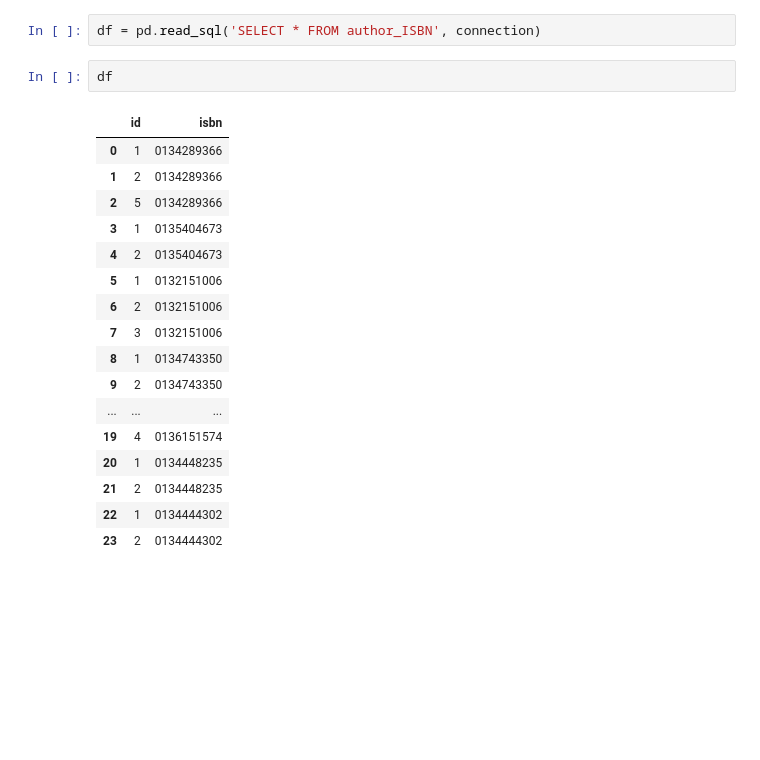
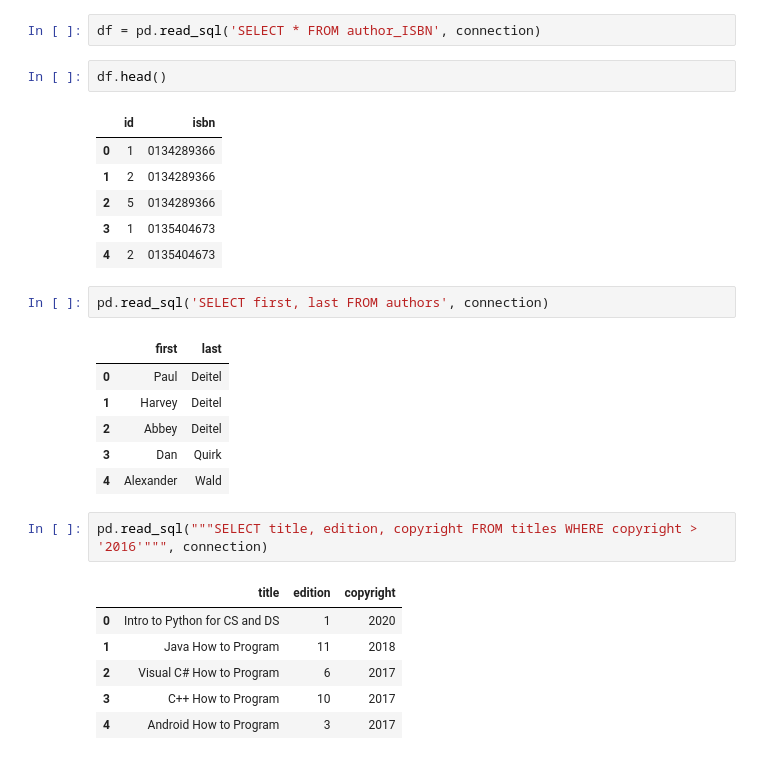
Before and after one commit to slight33/ch17, a Jupyter notebook: ch17Assingment.ipynb, the cells around one changed output. Cells and saved outputs as stored; diff of their text form; blank space fills up the shorter version.

```diff
--- a/ch17Assingment.ipynb
+++ b/ch17Assingment.ipynb
@@ -33,22 +33,29 @@ pd.read_sql('SELECT * FROM titles', connection)
 # %%
 df = pd.read_sql('SELECT * FROM author_ISBN', connection)
 # %%
-df
+df.head()
 # %% [output]
 |  | id | isbn |
 | 0 | 1 | 0134289366 |
 | 1 | 2 | 0134289366 |
 | 2 | 5 | 0134289366 |
 | 3 | 1 | 0135404673 |
 | 4 | 2 | 0135404673 |
-| 5 | 1 | 0132151006 |
-| 6 | 2 | 0132151006 |
-| 7 | 3 | 0132151006 |
-| 8 | 1 | 0134743350 |
-| 9 | 2 | 0134743350 |
-| ... | ... | ... |
-| 19 | 4 | 0136151574 |
-| 20 | 1 | 0134448235 |
-| 21 | 2 | 0134448235 |
-| 22 | 1 | 0134444302 |
-| 23 | 2 | 0134444302 |
+# %%
+pd.read_sql('SELECT first, last FROM authors', connection)
+# %% [output]
+|  | first | last |
+| 0 | Paul | Deitel |
+| 1 | Harvey | Deitel |
+| 2 | Abbey | Deitel |
+| 3 | Dan | Quirk |
+| 4 | Alexander | Wald |
+# %%
+pd.read_sql("""SELECT title, edition, copyright FROM titles WHERE copyright > '2016'""", connection)
+# %% [output]
+|  | title | edition | copyright |
+| 0 | Intro to Python for CS and DS | 1 | 2020 |
+| 1 | Java How to Program | 11 | 2018 |
+| 2 | Visual C# How to Program | 6 | 2017 |
+| 3 | C++ How to Program | 10 | 2017 |
+| 4 | Android How to Program | 3 | 2017 |
```
Also changed, not shown: parts of 19 cells of this notebook, 2 other files.
